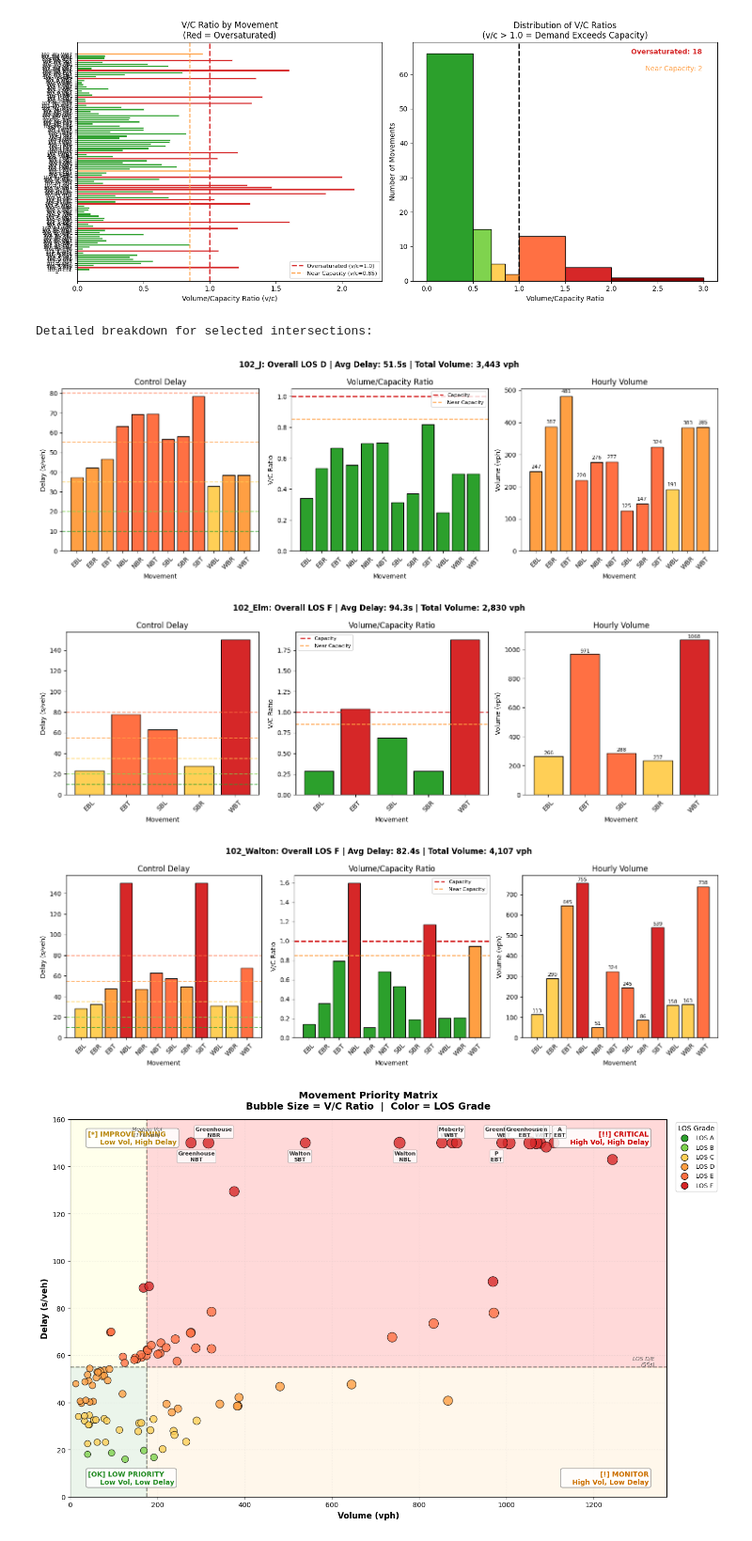
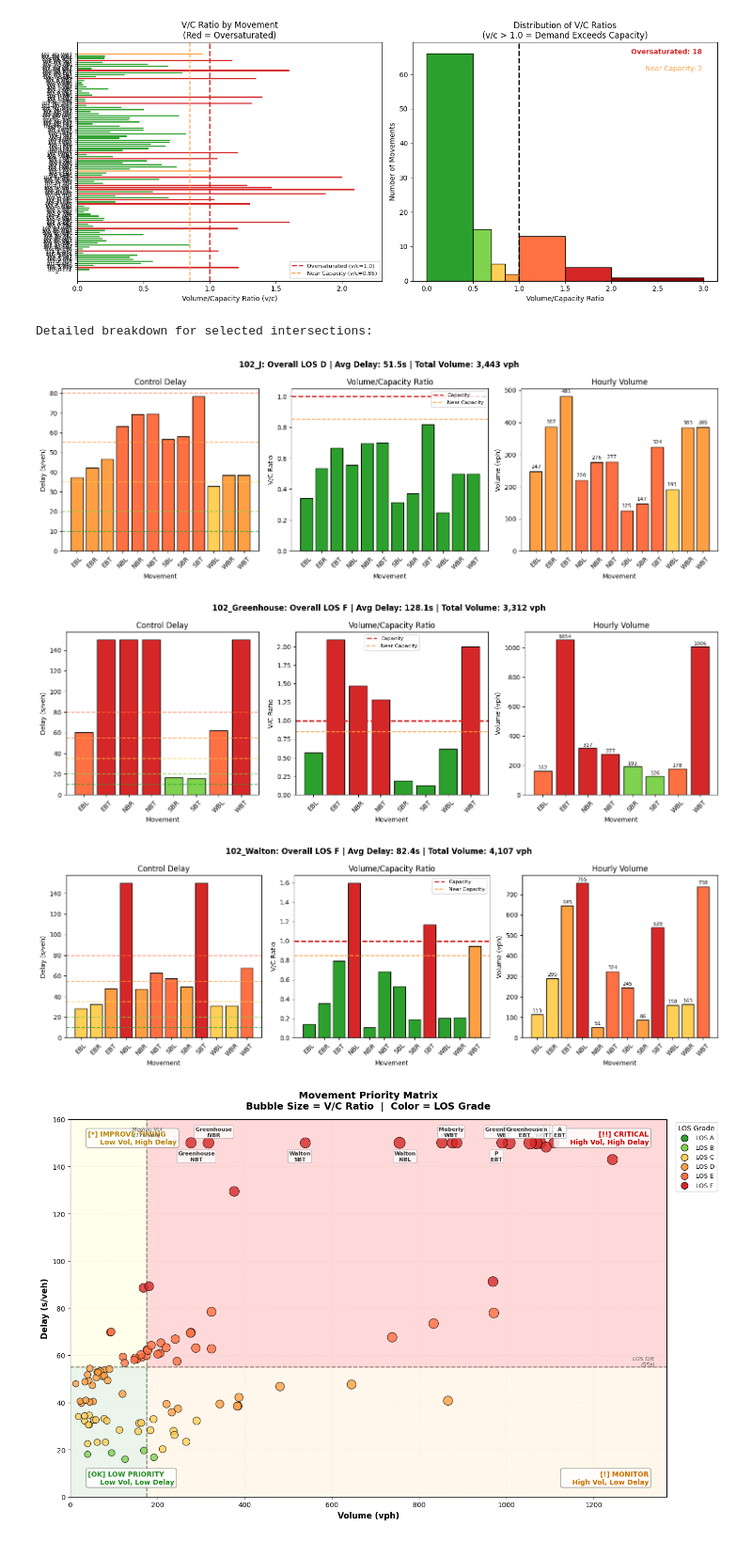
Before and after one commit to Brettberry07/COB-Traffic-Project, a Jupyter notebook: LOS_analysis.ipynb, the cells around one changed output. Shown at 94% size. Saved outputs shown, nothing was run; the diff lists cells and outputs as text; code cells hidden in the pictures.

```diff
--- a/LOS_analysis.ipynb
+++ b/LOS_analysis.ipynb
@@ -1545,10 +1545,10 @@ def compute_los_for_time_period(
     return {"intersections": results, "time_period": f"{start_hour}:00-{end_hour}:00"}
 
 
-# Compute LOS for 12 PM - 6 PM period
+# Compute LOS for 1 PM - 7 PM period
 afternoon_results = compute_los_for_time_period(
     PHASE_DIR, VOLUME_DIR,
-    start_hour=12, end_hour=18
+    start_hour=13, end_hour=19
 )
 
 # Convert to DataFrame for comparison
@@ -1945,35 +1945,35 @@ def plot_intersection_breakdown(results: Dict[str, Any], intersection_id: str) -
     ax2.legend(fontsize=8)
 
     # Plot 3: Volume distribution (pie/bar)
     ax3 = axes[2]
     ax3.bar(df["movement"], df["volume_vph"], color=colors, edgecolor="black")
     ax3.set_ylabel("Volume (vph)")
     ax3.set_xlabel("Movement")
     ax3.set_title("Hourly Volume")
     ax3.tick_params(axis="x", rotation=45)
 
     # Add values on bars
     for bar, vol in zip(ax3.patches, df["volume_vph"]):
         ax3.text(bar.get_x() + bar.get_width()/2, bar.get_height() + 10,
                  f"{vol}", ha="center", fontsize=8)
 
     summary = payload["intersection"]
     fig.suptitle(f"{intersection_id}: Overall LOS {summary['LOS']} | "
                  f"Avg Delay: {summary['average_delay_s_per_veh']:.1f}s | "
                  f"Total Volume: {summary['total_volume_vph']:,} vph",
                  fontsize=12, fontweight="bold")
 
     plt.tight_layout()
     plt.show()
 
 # Show breakdown for a few key intersections
 print("Detailed breakdown for selected intersections:\n")
-for int_id in ["102_J", "102_Elm", "102_Walton"]:  # One D, two F's to compare
+for int_id in ["102_J", "102_Greenhouse", "102_Walton"]:  # One D, two F's to compare
     plot_intersection_breakdown(los_results, int_id)
 # %% [output]
 Detailed breakdown for selected intersections:
 [figure]
-[figure, old version]
+[figure, new version]
 [figure]
 # %%
 def plot_priority_matrix(movement_df: pd.DataFrame) -> None:
```
Also changed, not shown: parts of 2 cells of this notebook.
